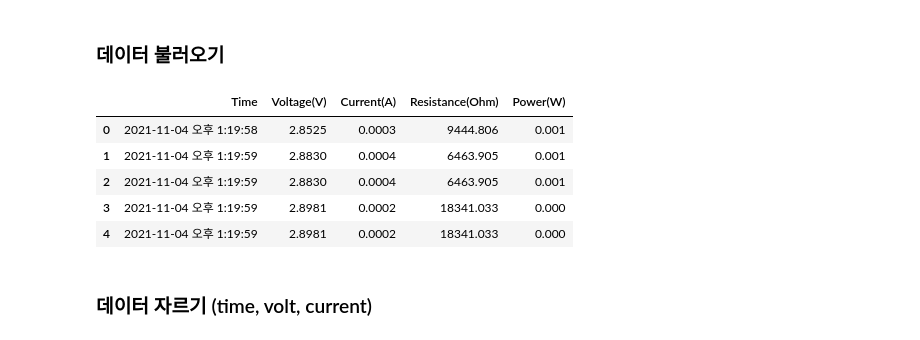
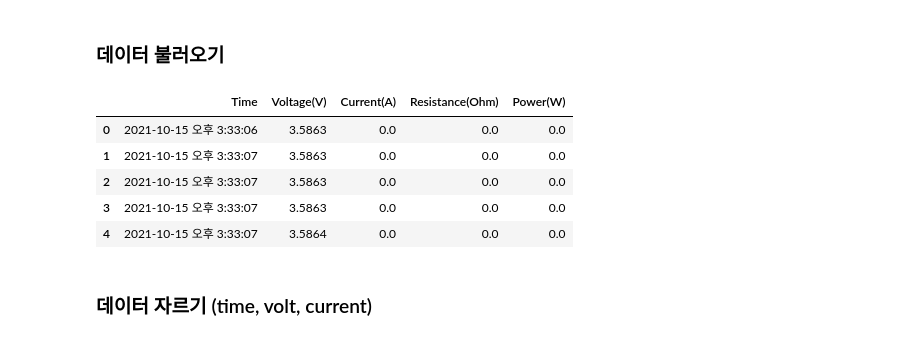
Before and after one commit to minD9it/Battery, a Jupyter notebook: DataAnalysis_NORMAL.ipynb, the cells around one changed output. Drawn from its saved outputs; the diff is of its cells as text; code cells hidden in the pictures.

```diff
--- a/DataAnalysis_NORMAL.ipynb
+++ b/DataAnalysis_NORMAL.ipynb
@@ -10,15 +10,15 @@ from tqdm import tqdm
 # %% [markdown]
 ### 데이터 불러오기
 # %%
-data = pd.read_csv("data/0mA(19s)~80mA(1s)_NORMAL+EDLC.csv") #통합 데이터
+data = pd.read_csv("data/0mA(29s)~30mA(1s)_normal_merge.csv") #통합 데이터
 data.head()
 # %% [output]
 |  | Time | Voltage(V) | Current(A) | Resistance(Ohm) | Power(W) |
-| 0 | 2021-11-04 오후 1:19:58 | 2.8525 | 0.0003 | 9444.806 | 0.001 |
-| 1 | 2021-11-04 오후 1:19:59 | 2.8830 | 0.0004 | 6463.905 | 0.001 |
-| 2 | 2021-11-04 오후 1:19:59 | 2.8830 | 0.0004 | 6463.905 | 0.001 |
-| 3 | 2021-11-04 오후 1:19:59 | 2.8981 | 0.0002 | 18341.033 | 0.000 |
-| 4 | 2021-11-04 오후 1:19:59 | 2.8981 | 0.0002 | 18341.033 | 0.000 |
+| 0 | 2021-10-15 오후 3:33:06 | 3.5863 | 0.0 | 0.0 | 0.0 |
+| 1 | 2021-10-15 오후 3:33:07 | 3.5863 | 0.0 | 0.0 | 0.0 |
+| 2 | 2021-10-15 오후 3:33:07 | 3.5863 | 0.0 | 0.0 | 0.0 |
+| 3 | 2021-10-15 오후 3:33:07 | 3.5863 | 0.0 | 0.0 | 0.0 |
+| 4 | 2021-10-15 오후 3:33:07 | 3.5864 | 0.0 | 0.0 | 0.0 |
 # %% [markdown]
 ### 데이터 자르기 (time, volt, current)
 # %%
```
Also changed, not shown: parts of 17 cells of this notebook, 2 other files.
